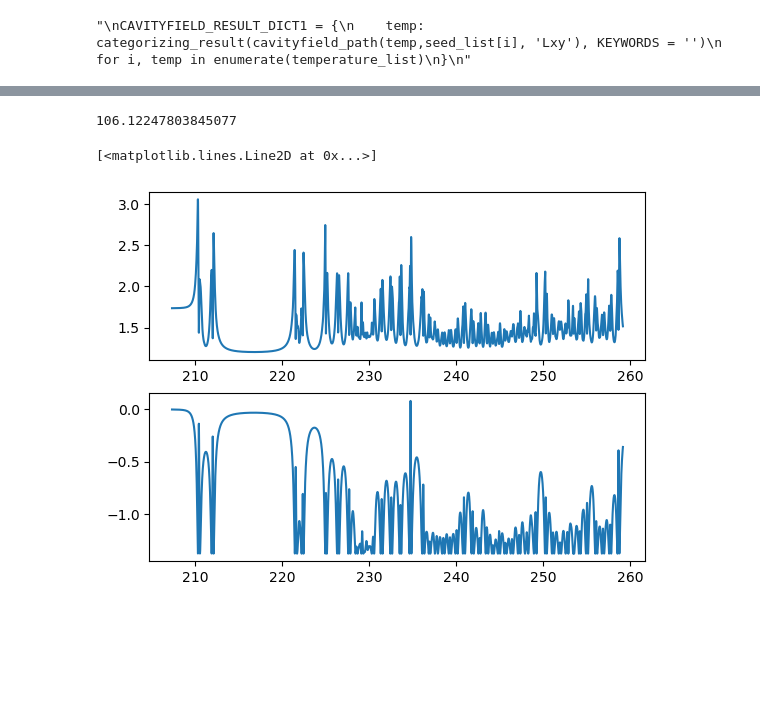
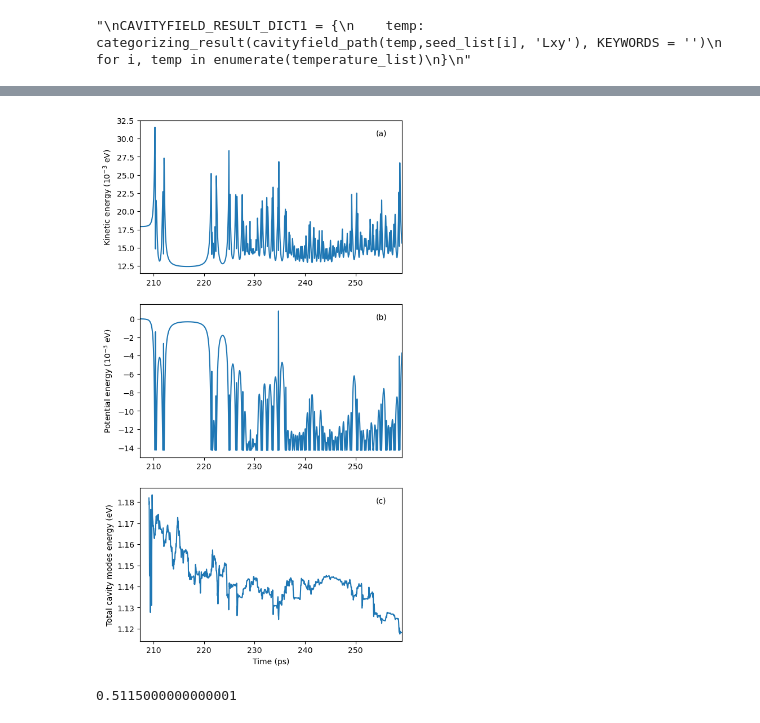
Before and after one commit to RibeiroGroup/Molecular-Dynamics-for-CIS, a Jupyter notebook: src/Plot-Copy1.ipynb, the cells around one changed output, grey strips where cells are left out. Saved outputs shown, nothing was run; the diff lists cells and outputs as text; code cells hidden in the pictures; blank space fills up the shorter version.

```diff
--- a/src/Plot-Copy1.ipynb
+++ b/src/Plot-Copy1.ipynb
@@ -53,8 +50,8 @@ ROOT2 = "pickle_jar/"
 
 temperature_list = ['292.0', '200.0']#, 100]
 seed_list = [157, 751, 198]
-seed_list2 = [1,2]
-c_list = ['Lxy1e1', "Lxy2e1"]
+seed_list2 = [3,1,2]
+c_list = ['Lxy','Lxy1e1', "Lxy2e1"]
 
 #nofield_path = lambda t,s: ROOT2 + "nofield-{}_256_{}".format(t,s)
 freefield_path = lambda t,s: ROOT2 + "free-{}_256_{}-zero_0_0-c0".format(t,s)
@@ -64,7 +61,7 @@ for i, temp in enumerate(temperature_list):
     assert_path(freefield_path(temp, seed_list[i]))
     #assert_path(cavityfield_path(temp, seed_list[i], 'Lxy'))
 
-"""
+#"""
 for i, c in enumerate(c_list):
     assert_path(cavityfield_path('200.0', seed_list2[i], c))
 #"""
@@ -240,7 +252,7 @@ def getall_colliding_time(result_dict, limit = None):
     return all_colliding_time
 
 def longest_time(result_dict):
-    longest_atom = None
+    result_idx = None
     longest_time = 0
     index = None
 
@@ -253,11 +265,9 @@ def longest_time(result_dict):
         max_time = np.max(time)
 
         if max_time > longest_time:
+            result_idx = i
             longest_time = max_time
-            longest_atom = atoms
             index = np.argmax(time)
 
-    print(longest_time)
-
-    return (longest_atom, index)
+    return (result_idx, index)
 # %%
@@ -289,5 +340,9 @@ hist3 = ax[2,1].hist(ct2, np.arange(10,500,5))
 # %%
-atoms, i = longest_time(cavityfield_result_dict1)
+cavityfield_result_dict2 = CAVITYFIELD_RESULT_DICT2['Lxy2e1']
+
+result_idx, i = longest_time(cavityfield_result_dict2)
+field = cavityfield_result_dict2[result_idx]['field']
+atoms = cavityfield_result_dict2[result_idx]['atoms']
 
 N_pairs = int(len(atoms.r)/2)
 
@@ -298,21 +353,48 @@ v_ar = np.array(atoms.trajectory['r_dot'])[:,i]
 v_xe = np.array(atoms.trajectory['r_dot'])[:,i + N_pairs]
 
 t = np.array(atoms.trajectory['t'])
-# %% [output]
-106.12247803845077
 # %%
 from calculator.function import LJ_potential
 
 k = 0.5 * red.mass_dict['Ar'] * np.einsum('ni,ni->n',v_ar,v_ar)\
     + 0.5 * red.mass_dict['Xe'] * np.einsum('ni,ni->n',v_xe,v_xe)
+k = red.convert_energy(k,'ev') * 1e3
 
 d_arxe = r_ar - r_xe
 d_arxe = np.sqrt(np.einsum('ni,ni->n',d_arxe,d_arxe))
 v = LJ_potential(red.sigma_Ar_Xe, red.epsilon_Ar_Xe, d_arxe)
+v = red.convert_energy(v,'ev') * 1e3
 
-fig,ax = plt.subplots(2)
+hem = red.convert_energy(
+    np.sum(field.history['energy'],axis = 1), 'ev')
+tem = field.history['t']
+
+fig,ax = plt.subplots(3,figsize = (6,12))
+#ax[0].plot(t[200:], d[200:])
 ax[0].plot(t, k)
 ax[1].plot(t, v)
+ax[2].plot(tem[180:], hem[180:])
+
+#ax[0].set_xlim(t[0],t[-1])
+ax[0].set_xlim(t[0],t[-1])
+ax[1].set_xlim(t[0],t[-1])
+ax[2].set_xlim(t[0],t[-1])
+
+#ax[0].set_ylabel(r'Ar-Xe distance (nm)')
+ax[0].set_ylabel(r'Kinetic energy ($10^{-3}$ eV)')
+ax[1].set_ylabel(r'Potential energy ($10^{-3}$ eV)')
+ax[2].set_ylabel(r'Total cavity modes energy (eV)')
+
+ax[2].set_xlabel('Time (ps)')
+
+ax[0].annotate('(a)',xy = (0.9,0.9), xycoords = 'axes fraction')
+ax[1].annotate('(b)',xy = (0.9,0.9), xycoords = 'axes fraction')
+ax[2].annotate('(c)',xy = (0.9,0.9), xycoords = 'axes fraction')
+
+fig.savefig(fig_root + 'energy_breakdown.jpeg',dpi=600, bbox_inches = 'tight')
 # %% [output]
-[<matplotlib.lines.Line2D at 0x...>]
-[figure, old version]
+[figure, new version]
+# %%
+1.5e7 * red.sigma
+# %% [output]
+0.5115000000000001
```
Also changed, not shown: parts of 11 cells of this notebook, 8 other files.
